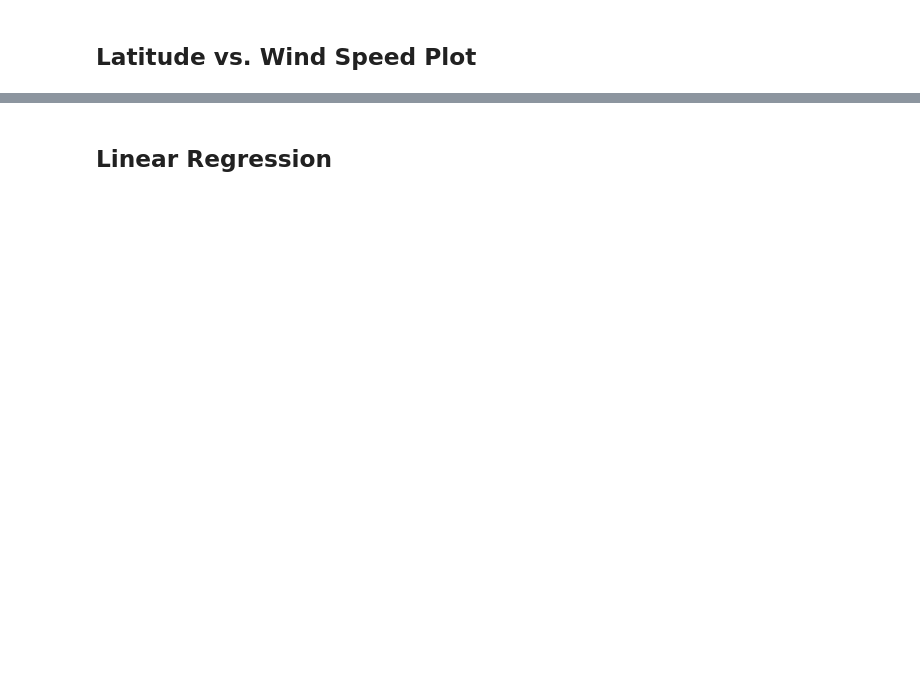
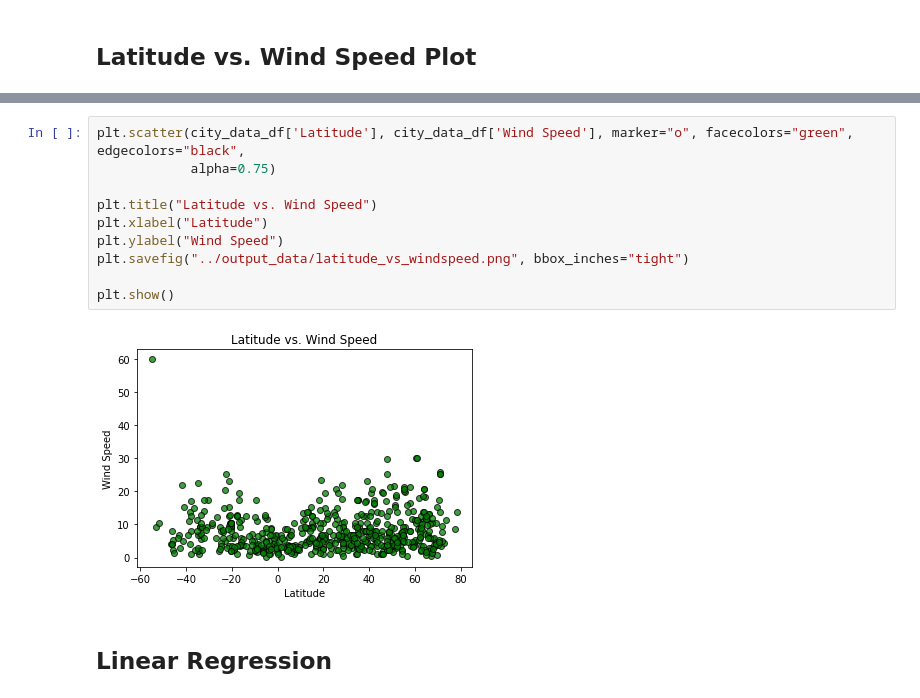
Before and after one commit to grantbot/Python-API-Challenge, a Jupyter notebook: WeatherPy/weatherpy.ipynb, the cells around one changed output, grey strips where cells are left out. Saved outputs shown, nothing was run; the diff lists cells and outputs as text; blank space fills up the shorter version.

```diff
--- a/WeatherPy/weatherpy.ipynb
+++ b/WeatherPy/weatherpy.ipynb
@@ -204,2 +282,14 @@ Int64Index([], dtype='int64')
+# %%
+plt.scatter(city_data_df['Latitude'], city_data_df['Wind Speed'], marker="o", facecolors="green", edgecolors="black",
+            alpha=0.75)
+
+plt.title("Latitude vs. Wind Speed")
+plt.xlabel("Latitude")
+plt.ylabel("Wind Speed")
+plt.savefig("../output_data/latitude_vs_windspeed.png", bbox_inches="tight")
+
+plt.show()
+# %% [output]
+[figure, added]
 # %% [markdown]
 ## Linear Regression
```
Also changed, not shown: parts of 43 cells of this notebook, 7 other files.
